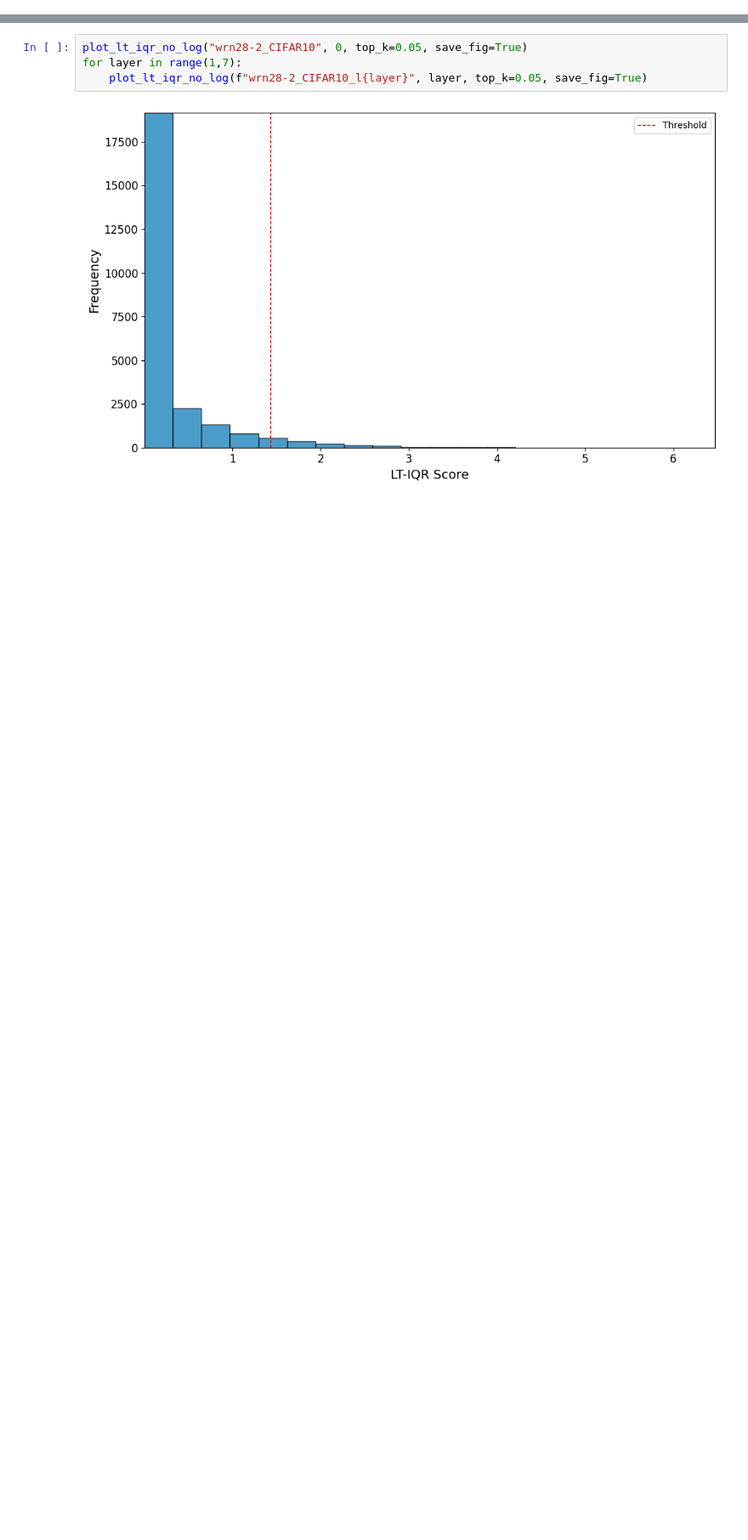
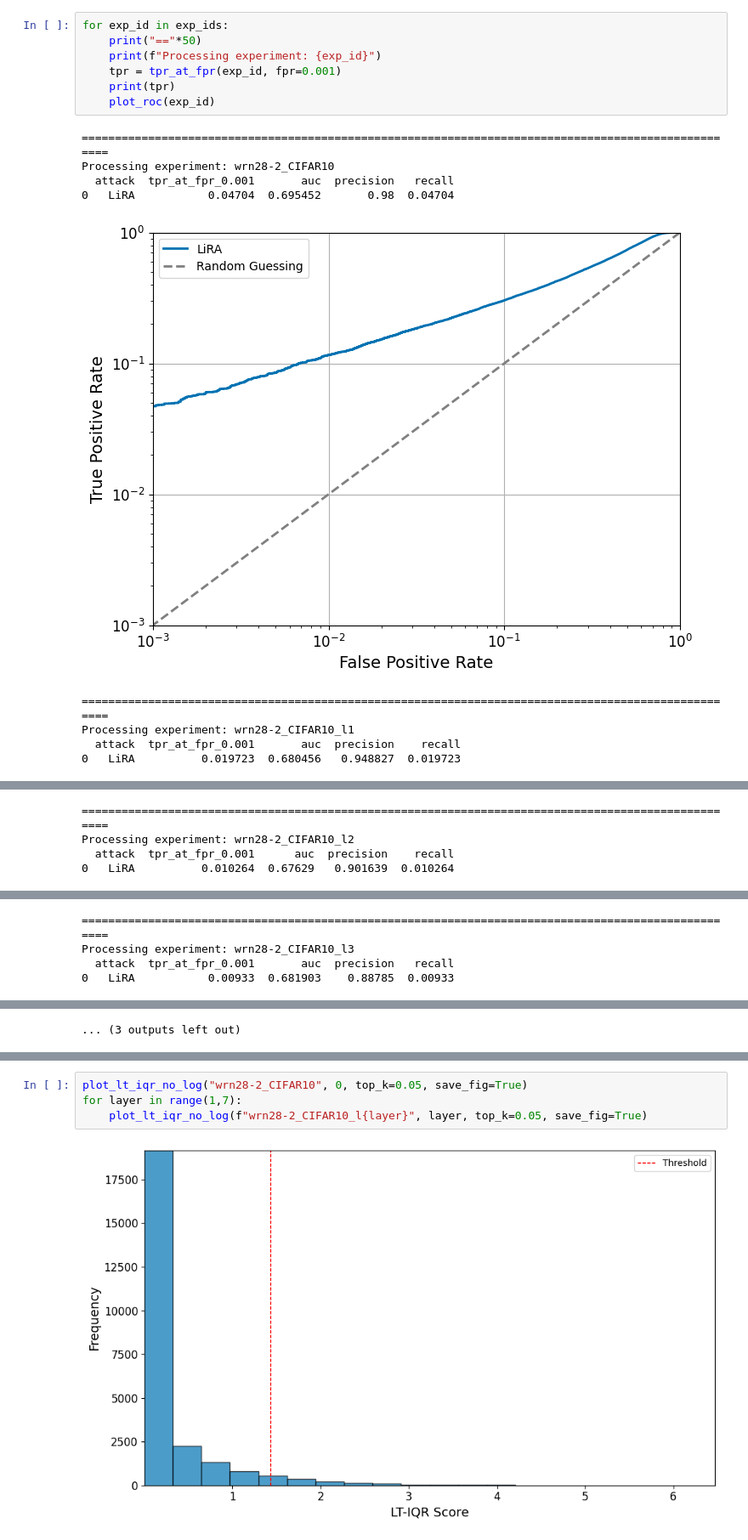
Before and after one commit to varshb/loss-traces-defenses, a Jupyter notebook: notebooks/iter_removal.ipynb, the cells around one changed output, grey strips where cells are left out. Shown: that part at 85% size. Drawn from its saved outputs; the diff is of its cells as text; blank space fills up the shorter version.

Commit message:
data processing bug

```diff
--- a/notebooks/iter_removal.ipynb
+++ b/notebooks/iter_removal.ipynb
@@ -17,0 +23,17 @@ plot_kde(exp_ids)
+# %%
+for exp_id in exp_ids:
+    print("=="*50)
+    print(f"Processing experiment: {exp_id}")
+    tpr = tpr_at_fpr(exp_id, fpr=0.001)
+    print(tpr)
+    plot_roc(exp_id)
+# %% [output]
+====================================================================================================
+Processing experiment: wrn28-2_CIFAR10
+  attack  tpr_at_fpr_0.001       auc  precision   recall
+0   LiRA           0.04704  0.695452       0.98  0.04704
+[figure, added]
+====================================================================================================
+Processing experiment: wrn28-2_CIFAR10_l1
+  attack  tpr_at_fpr_0.001       auc  precision    recall
+0   LiRA          0.019723  0.680456   0.948827  0.019723
@@ -17,0 +41,4 @@ plot_kde(exp_ids)
+====================================================================================================
+Processing experiment: wrn28-2_CIFAR10_l2
+  attack  tpr_at_fpr_0.001      auc  precision    recall
+0   LiRA          0.010264  0.67629   0.901639  0.010264
@@ -17,0 +46,4 @@ plot_kde(exp_ids)
+====================================================================================================
+Processing experiment: wrn28-2_CIFAR10_l3
+  attack  tpr_at_fpr_0.001       auc  precision   recall
+0   LiRA           0.00933  0.681903    0.88785  0.00933
@@ -17,0 +61 @@ plot_kde(exp_ids)
+... (3 outputs left out)
```
Also changed, not shown: parts of 8 cells of this notebook, 7 other files.
